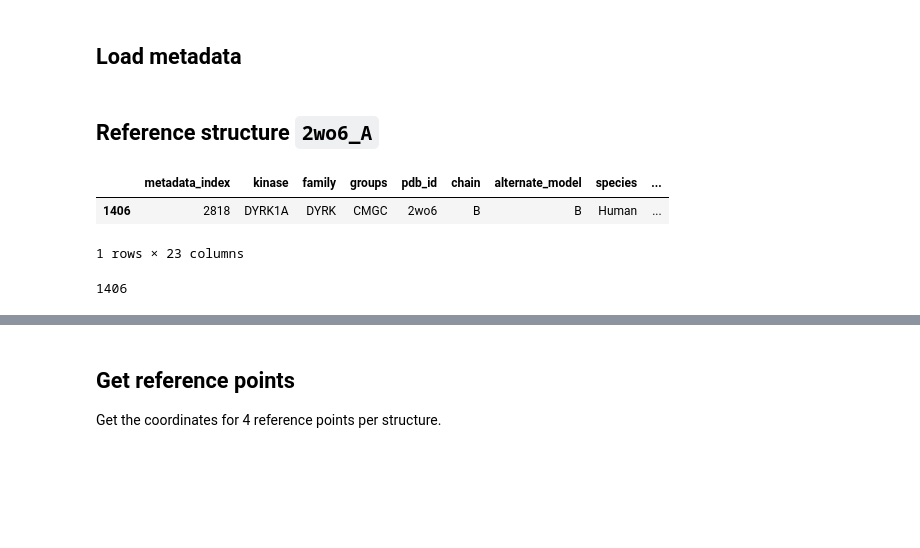
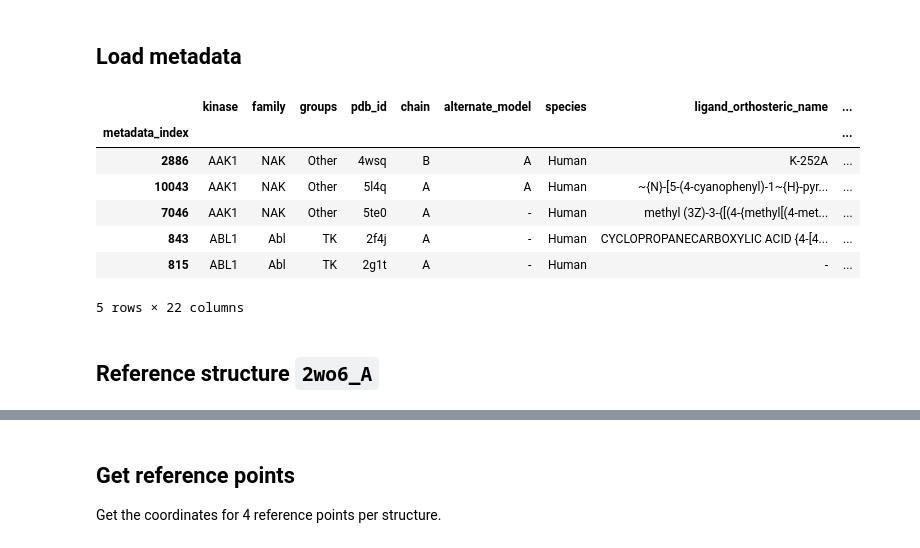
Before and after one commit to volkamerlab/kissim, a Jupyter notebook: examples/notebooks/reference_points.ipynb, the cells around one changed output, grey strips where cells are left out. Cells and saved outputs as stored; diff of their text form; code cells hidden in the pictures; blank space fills up the shorter version.

```diff
--- a/examples/notebooks/reference_points.ipynb
+++ b/examples/notebooks/reference_points.ipynb
@@ -44,16 +44,16 @@ metadata_path = path_to_data / 'postprocessed' / 'klifs_metadata_postprocessed.c
 ## Load metadata
 # %%
 klifs_metadata = pd.read_csv(metadata_path, index_col=0)
+klifs_metadata.set_index('metadata_index', drop=True, inplace=True)
+klifs_metadata.head()
+# %% [output]
+|  | kinase | family | groups | pdb_id | chain | alternate_model | species | ligand_orthosteric_name | ... |
+| metadata_index |  |  |  |  |  |  |  |  | ... |
+| 2886 | AAK1 | NAK | Other | 4wsq | B | A | Human | K-252A | ... |
+| 10043 | AAK1 | NAK | Other | 5l4q | A | A | Human | ~{N}-[5-(4-cyanophenyl)-1~{H}-pyr... | ... |
+| 7046 | AAK1 | NAK | Other | 5te0 | A | - | Human | methyl (3Z)-3-{[(4-{methyl[(4-met... | ... |
+| 843 | ABL1 | Abl | TK | 2f4j | A | - | Human | CYCLOPROPANECARBOXYLIC ACID {4-[4... | ... |
+| 815 | ABL1 | Abl | TK | 2g1t | A | - | Human | - | ... |
+5 rows × 22 columns
 # %% [markdown]
 ## Reference structure `2wo6_A`
-# %%
-klifs_metadata[klifs_metadata.pdb_id == '2wo6']
-# %% [output]
-|  | metadata_index | kinase | family | groups | pdb_id | chain | alternate_model | species | ... |
-| 1406 | 2818 | DYRK1A | DYRK | CMGC | 2wo6 | B | B | Human | ... |
-1 rows × 23 columns
-# %%
-metadata_id_2wo6 = klifs_metadata[klifs_metadata.pdb_id == '2wo6'].index[0]
-metadata_id_2wo6
-# %% [output]
-1406
```
Also changed, not shown: parts of 42 cells of this notebook.
